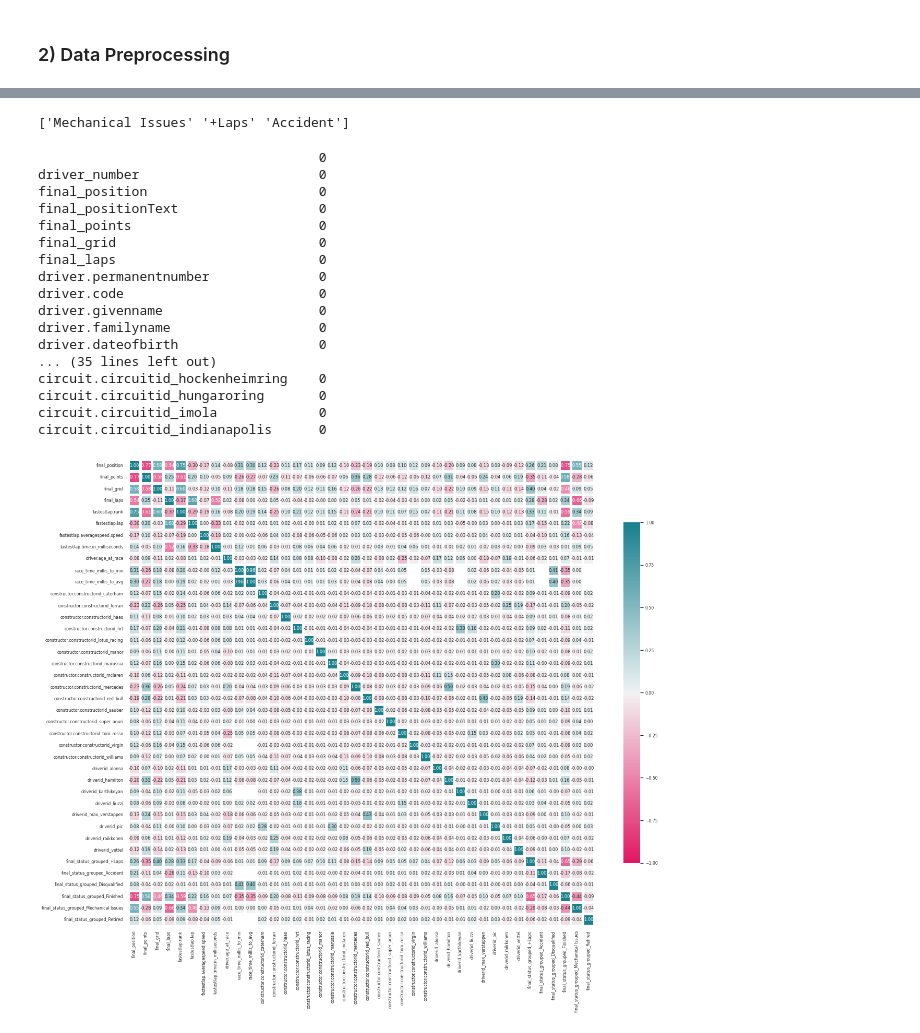
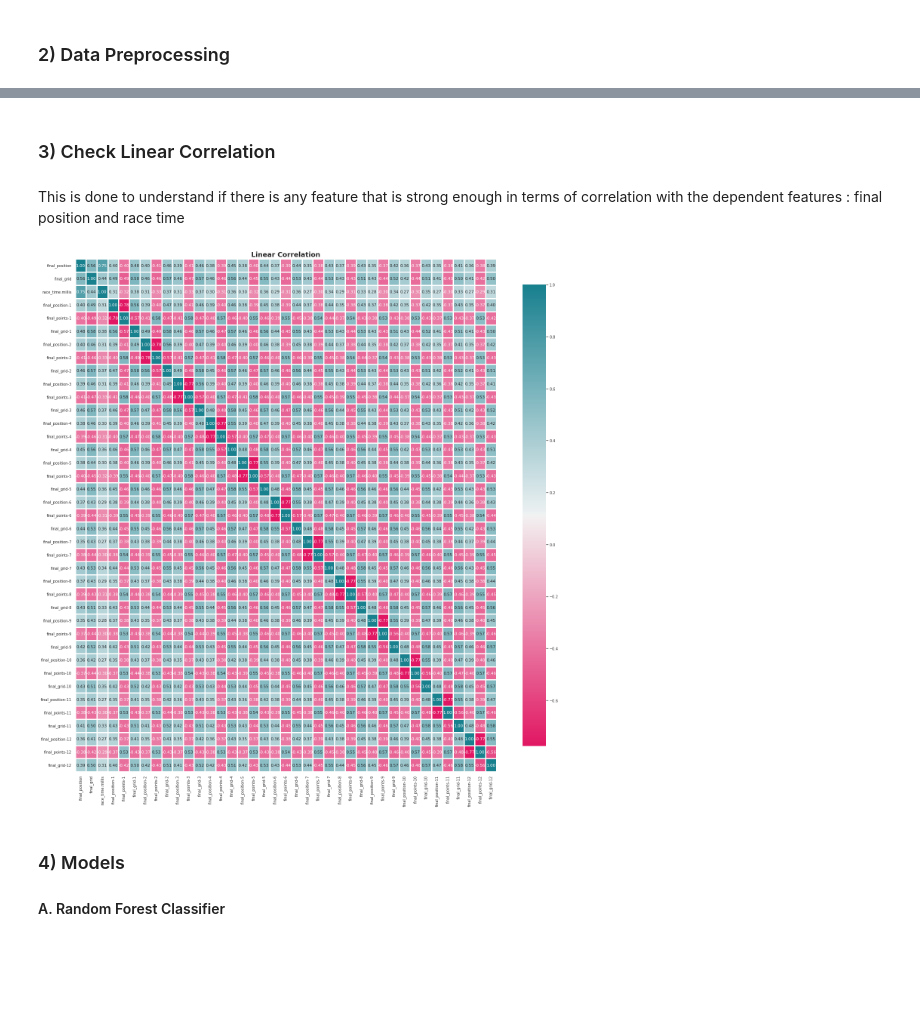
Before and after one commit to GabyCisnerosV/F1_NoName, a Jupyter notebook: 3_Model_1.ipynb, the cells around one changed output, grey strips where cells are left out. Saved outputs shown, nothing was run; the diff lists cells and outputs as text; code cells hidden in the pictures; blank space fills up the shorter version.

```diff
--- a/3_Model_1.ipynb
+++ b/3_Model_1.ipynb
@@ -35,7 +45,8 @@ ResultsDF=pd.read_csv(path+"ResultsDF.csv")
 #   - create new features
 #   - format dates and floats
 #   - encode features
+#   - null handling
 
-ResultsDF=F1_Preprocessing.preprocess_F1results(ResultsDF,OneHotEncoder=True)
+ResultsDF=F1_Preprocessing.preprocess_F1results(ResultsDF,OneHotEncoder=True,HandleNulls=True)
 # %%
 # Group features for further analysis:
@@ -62,50 +80,37 @@ len(features_to_add_from_the_past)
-# %%
-# Add certain features to see how the dirver performed in previous races
-ResultsDF2=F1_Preprocessing.get_past_rows(DF=ResultsDF,
-                                          N=3,
-                                          iterator_feature='driverid',
-                                          grouper_feature='season-round',
-                                          features_added=features_to_add_from_the_past)
-# %%
-print(ResultsDF2[ResultsDF2["race_time.millis"].isna()]["final_status_grouped"].unique())
-# %% [output]
-['Mechanical Issues' '+Laps' 'Accident']
-# %%
-print(ResultsDF2.isnull().sum().to_frame()[:50])
-# %% [output]
-                                    0
-driver_number                       0
-final_position                      0
-final_positionText                  0
-final_points                        0
-final_grid                          0
-final_laps                          0
-driver.permanentnumber              0
-driver.code                         0
-driver.givenname                    0
-driver.familyname                   0
-driver.dateofbirth                  0
-... (35 lines left out)
-circuit.circuitid_hockenheimring    0
-circuit.circuitid_hungaroring       0
-circuit.circuitid_imola             0
-circuit.circuitid_indianapolis      0
+# %%
+#Features to remove (not available during the race, text, already encoded features)
+features_to_remove=['driver_number', 'final_positionText', 'final_points','final_laps','driver.givenname', 'driver.familyname',
+       'driver.dateofbirth', 'driver.nationality', 'constructor.url','constructor.name', 'constructor.nationality',
+       'fastestlap.rank', 'fastestlap.lap', 'fastestlap.time.time','fastestlap.averagespeed.speed','racename',
+       'circuit.circuitname', 'circuit.location.country', 'date','fastestlap.time.in_milliseconds',
+       'season-round-driverid','race_time_millis_max_round_season','race_time_millis_min_round_season',
+       'race_time_millis_avg_round_season', 'race_time_millis_to_max','race_time_millis_to_min', 'race_time_millis_to_avg']
+features_to_remove=features_to_remove+selected_features_status_focused
+
+ResultsDF2=ResultsDF2.drop(columns=features_to_remove)
+# %% [markdown]
+### 3) Check Linear Correlation
+# %% [markdown]
+This is done to understand if there is any feature that is strong enough in terms of correlation with the dependent features : final position and race time
 # %%
 
 #Create and filter correlation df by absolute correlation value
-corr_chosen=0.075
-df_corr=ResultsDF[ResultsDF.columns].corr()
+corr_chosen=0.35
+df_corr=ResultsDF2[ResultsDF2.columns].corr()
+# high_corr_var=df_corr[(df_corr["race_time.millis"].abs() > corr_chosen)].index
 high_corr_var=df_corr[(df_corr["final_position"].abs() > corr_chosen)].index
 filtered_corr=df_corr.loc[high_corr_var,high_corr_var]
 
 #Plot df
-sns.set_theme(style="whitegrid", palette="magma",font_scale=0.7,font="DejaVu Sans")
-fig, ax = plt.subplots(figsize=(20, 20))
+sns.set_theme(style="whitegrid", font_scale=0.9,font="DejaVu Sans")
+fig, axs = plt.subplots(figsize=(25,25))
 cmap = sns.diverging_palette(0, 210, 95, 49, as_cmap=True)
-sns.heatmap(filtered_corr, annot=True, fmt=".2f",
-           linewidths=5,cmap=cmap, vmin=-1, vmax=1,
-           cbar_kws={"shrink": .6}, square=True)
-
+sns.heatmap(filtered_corr, annot=True, fmt=".2f", linewidths=3, cmap=cmap,cbar_kws={"shrink": .9},ax=axs)
+axs.set_title('Linear Correlation',fontsize=18,fontweight='bold')
 plt.show()
 # %% [output]
-[figure, old version]
+[figure, new version]
+# %% [markdown]
+### 4) Models
+
+#### A. Random Forest Classifier
```
Also changed, not shown: parts of 5 cells of this notebook, 2 other files.
